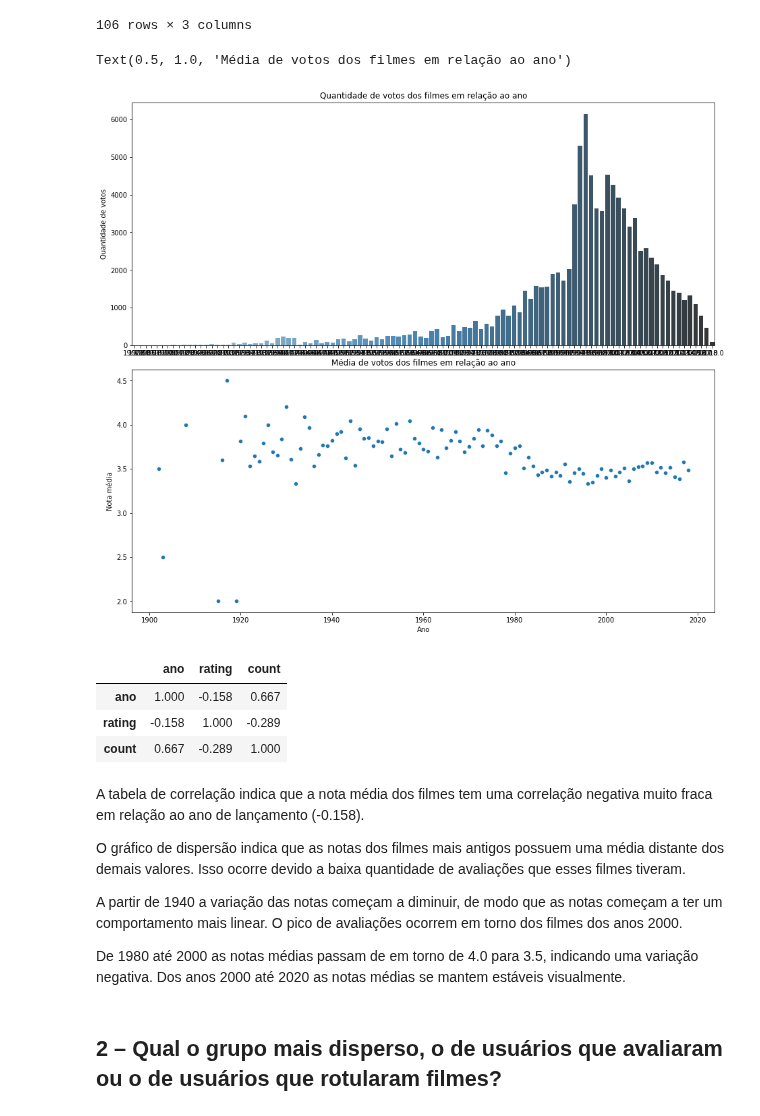
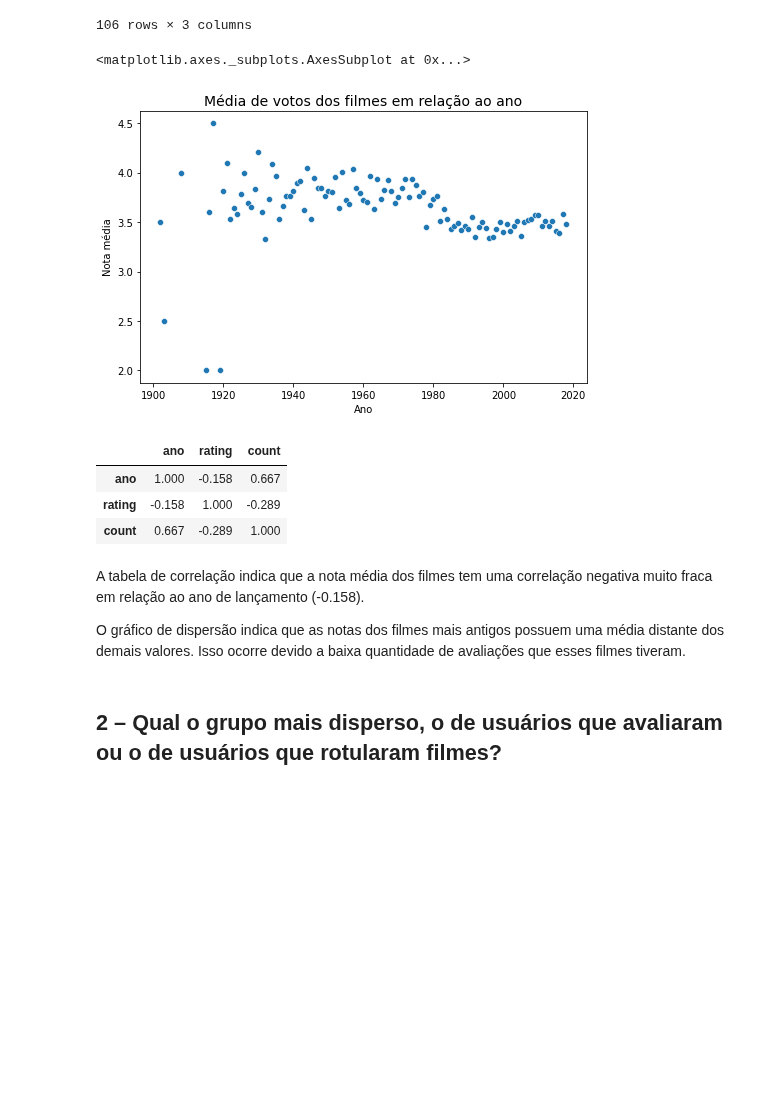
Before and after one commit to dieguim-ifsp-posCD/D1AED, a Jupyter notebook: avaliacoes/20210513-avaliacao01/AED-movie-lens-small.ipynb, the cells around one changed output. Saved outputs shown, nothing was run; the diff lists cells and outputs as text; code cells hidden in the pictures; blank space fills up the shorter version.

```diff
--- a/avaliacoes/20210513-avaliacao01/AED-movie-lens-small.ipynb
+++ b/avaliacoes/20210513-avaliacao01/AED-movie-lens-small.ipynb
@@ -740,25 +741,16 @@ rating_medio_por_ano
 | 104 | 2017.0 | 3.578091 | 461 |
 | 105 | 2018.0 | 3.483516 | 91 |
 106 rows × 3 columns
-# %%
-import seaborn as sns
-
-fig = plt.figure(figsize=(12,10))
-
-#Gráfico de Barra ([OFF]NÃO CONSEGUI TIRAR O EIXO X)
-eixo = fig.add_axes([0, 0.55, 1, 0.5])
-eixo = sns.barplot(x = 'ano', y = 'count', data = rating_medio_por_ano, palette="Blues_d")
-eixo.set(ylabel = 'Quantidade de votos', xlabel = '')
-eixo.set_title('Quantidade de votos dos filmes em relação ao ano')
-
-# Gráfico de Dispersão
-eixo2 = fig.add_axes([0, 0, 1, 0.5])
-eixo2 = sns.scatterplot(x = 'ano', y = 'rating', data = rating_medio_por_ano, palette="Blues_d")
-eixo2.set(ylabel = 'Nota média', xlabel = 'Ano')
-eixo2.set_title('Média de votos dos filmes em relação ao ano')
-# %% [output]
-Text(0.5, 1.0, 'Média de votos dos filmes em relação ao ano')
-[figure, old version]
+# %%
+# Gráfico de dispersão
+fig = plt.figure(figsize=(8,5))
+ax = sns.scatterplot(x = 'ano', y = 'rating', data = rating_medio_por_ano, palette="Blues_d")
+ax.set(ylabel = 'Nota média', xlabel = 'Ano')
+ax.set_title('Média de votos dos filmes em relação ao ano', fontsize = 14)
+ax
+# %% [output]
+<matplotlib.axes._subplots.AxesSubplot at 0x...>
+[figure, added]
 # %%
 rating_medio_por_ano.corr().round(3)
 # %% [output]
@@ -770,10 +762,6 @@ rating_medio_por_ano.corr().round(3)
 A tabela de correlação indica que a nota média dos filmes tem uma correlação negativa muito fraca em relação ao ano de lançamento (-0.158).
 
 O gráfico de dispersão indica que as notas dos filmes mais antigos possuem uma média distante dos demais valores. Isso ocorre devido a baixa quantidade de avaliações que esses filmes tiveram.
-
-A partir de 1940 a variação das notas começam a diminuir, de modo que as notas começam a ter um comportamento mais linear. O pico de avaliações ocorrem em torno dos filmes dos anos 2000.
-
-De 1980 até 2000 as notas médias passam de em torno de 4.0 para 3.5, indicando uma variação negativa. Dos anos 2000 até 2020 as notas médias se mantem estáveis visualmente.
 # %% [markdown]
 ## 2 – Qual o grupo mais disperso, o de usuários que avaliaram ou o de usuários que rotularam filmes?
 # %% [markdown]
```
Also changed, not shown: parts of 5 cells of this notebook.
